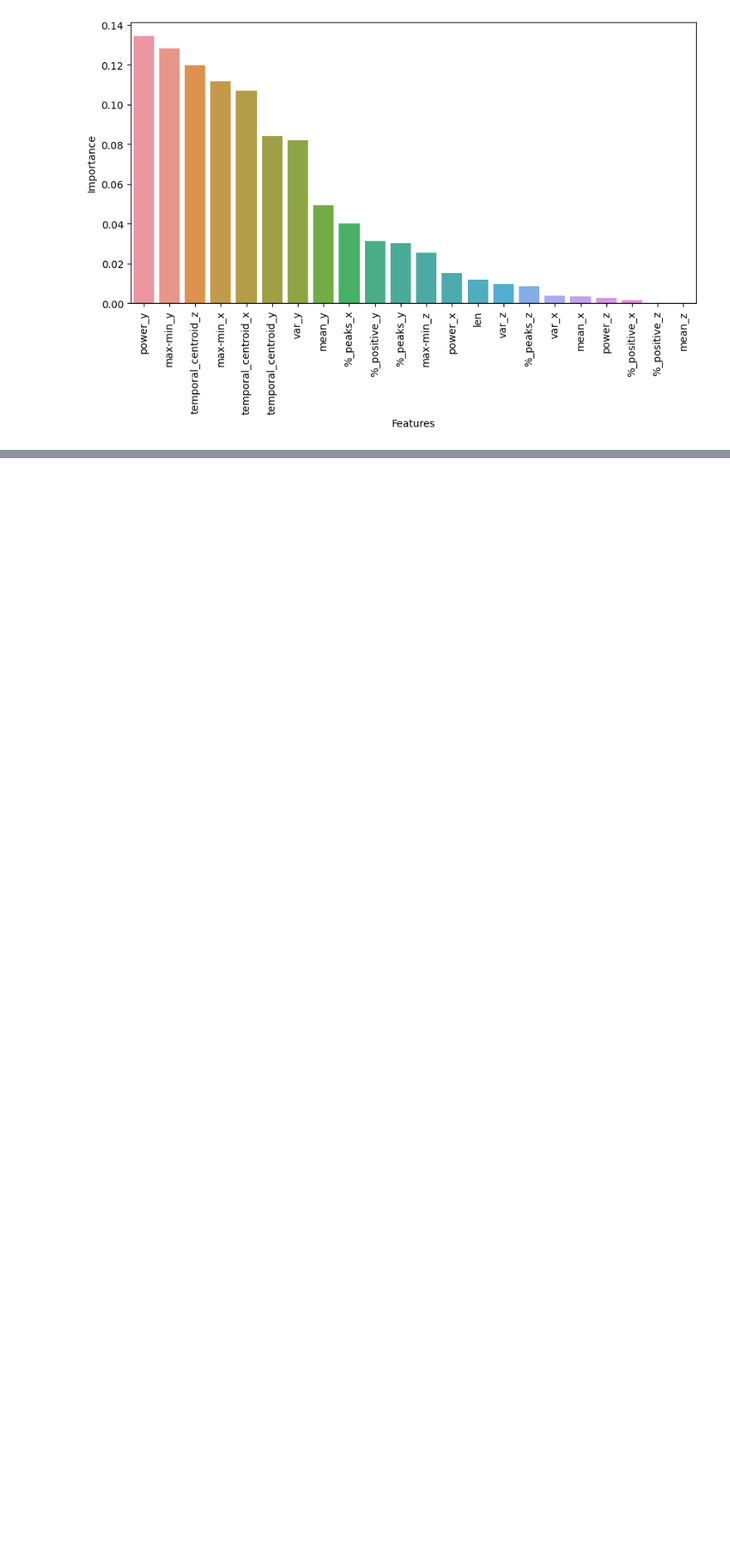
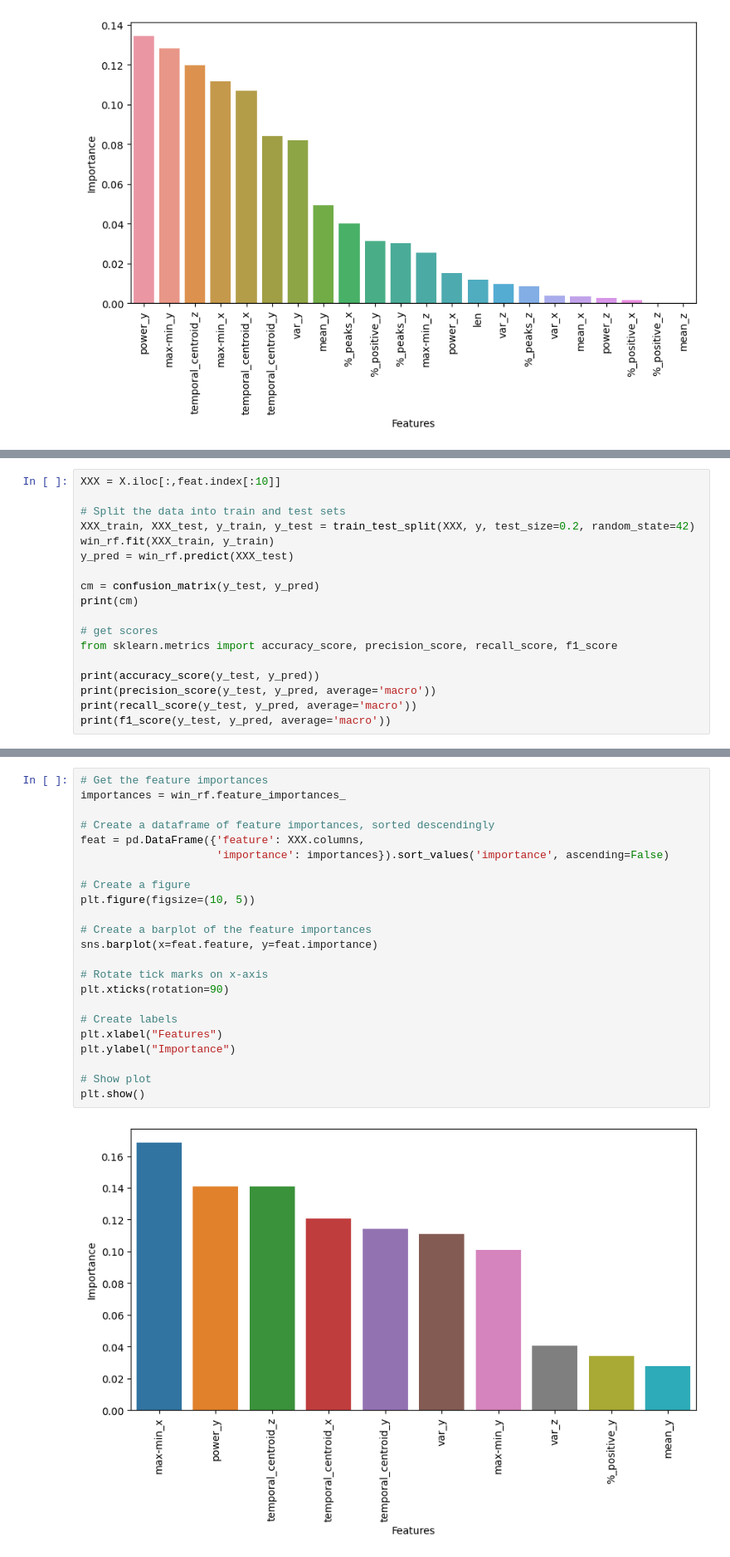
Before and after one commit to Vinavil334/SL4HD, a Jupyter notebook: The Great Giochini.ipynb, the cells around one changed output, grey strips where cells are left out. Shown at 83% size. Drawn from its saved outputs; the diff is of its cells as text; blank space fills up the shorter version.

```diff
--- a/The Great Giochini.ipynb
+++ b/The Great Giochini.ipynb
@@ -1035,0 +1165,18 @@ scores
+# %%
+XXX = X.iloc[:,feat.index[:10]]
+
+# Split the data into train and test sets
+XXX_train, XXX_test, y_train, y_test = train_test_split(XXX, y, test_size=0.2, random_state=42)
+win_rf.fit(XXX_train, y_train)
+y_pred = win_rf.predict(XXX_test)
+
+cm = confusion_matrix(y_test, y_pred)
+print(cm)
+
+# get scores
+from sklearn.metrics import accuracy_score, precision_score, recall_score, f1_score
+
+print(accuracy_score(y_test, y_pred))
+print(precision_score(y_test, y_pred, average='macro'))
+print(recall_score(y_test, y_pred, average='macro'))
+print(f1_score(y_test, y_pred, average='macro'))
@@ -1035,0 +1191,25 @@ scores
+# %%
+# Get the feature importances
+importances = win_rf.feature_importances_
+
+# Create a dataframe of feature importances, sorted descendingly
+feat = pd.DataFrame({'feature': XXX.columns,
+                     'importance': importances}).sort_values('importance', ascending=False)
+
+# Create a figure
+plt.figure(figsize=(10, 5))
+
+# Create a barplot of the feature importances
+sns.barplot(x=feat.feature, y=feat.importance)
+
+# Rotate tick marks on x-axis
+plt.xticks(rotation=90)
+
+# Create labels
+plt.xlabel("Features")
+plt.ylabel("Importance")
+
+# Show plot
+plt.show()
+# %% [output]
+[figure, added]
```
Also changed, not shown: parts of 18 cells of this notebook.
